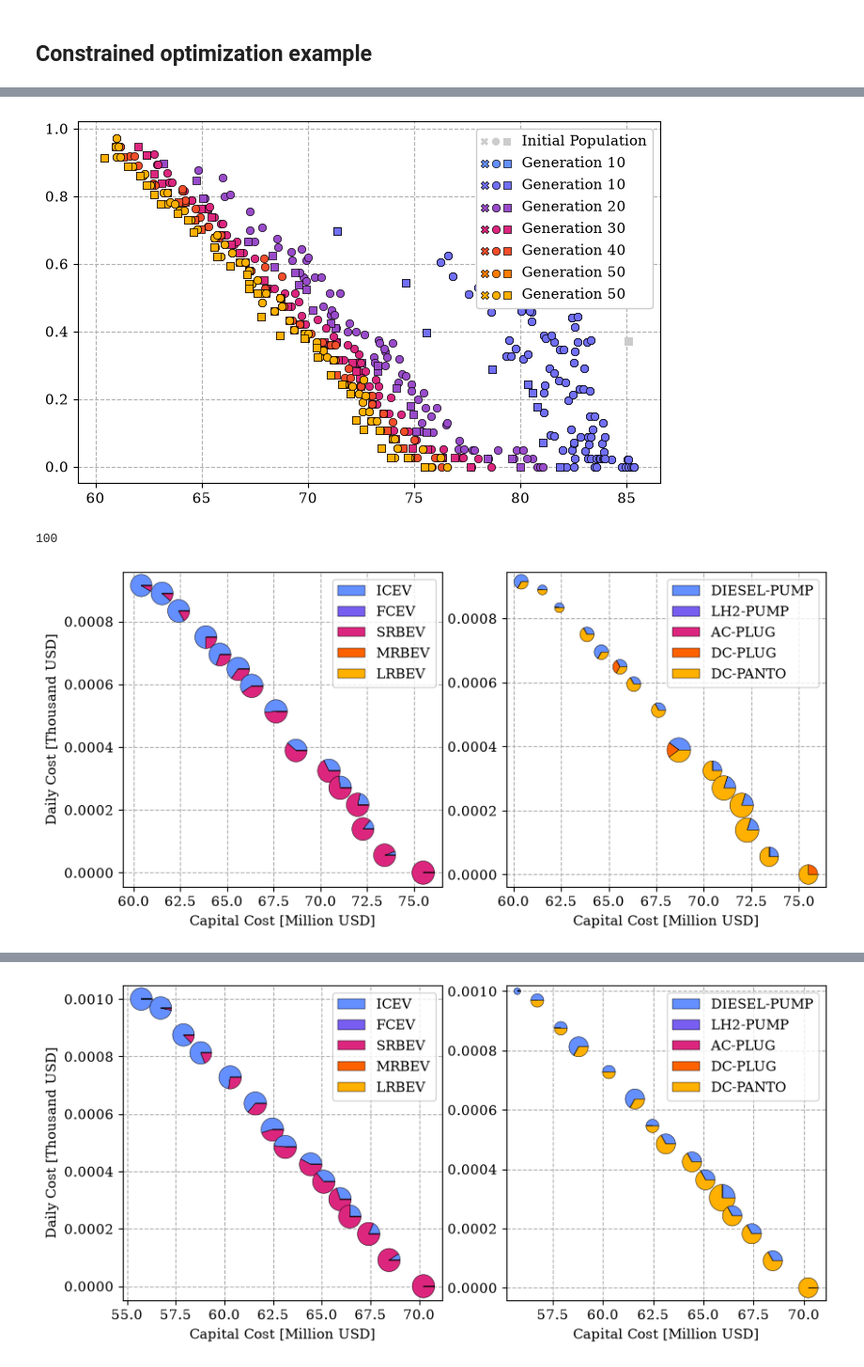
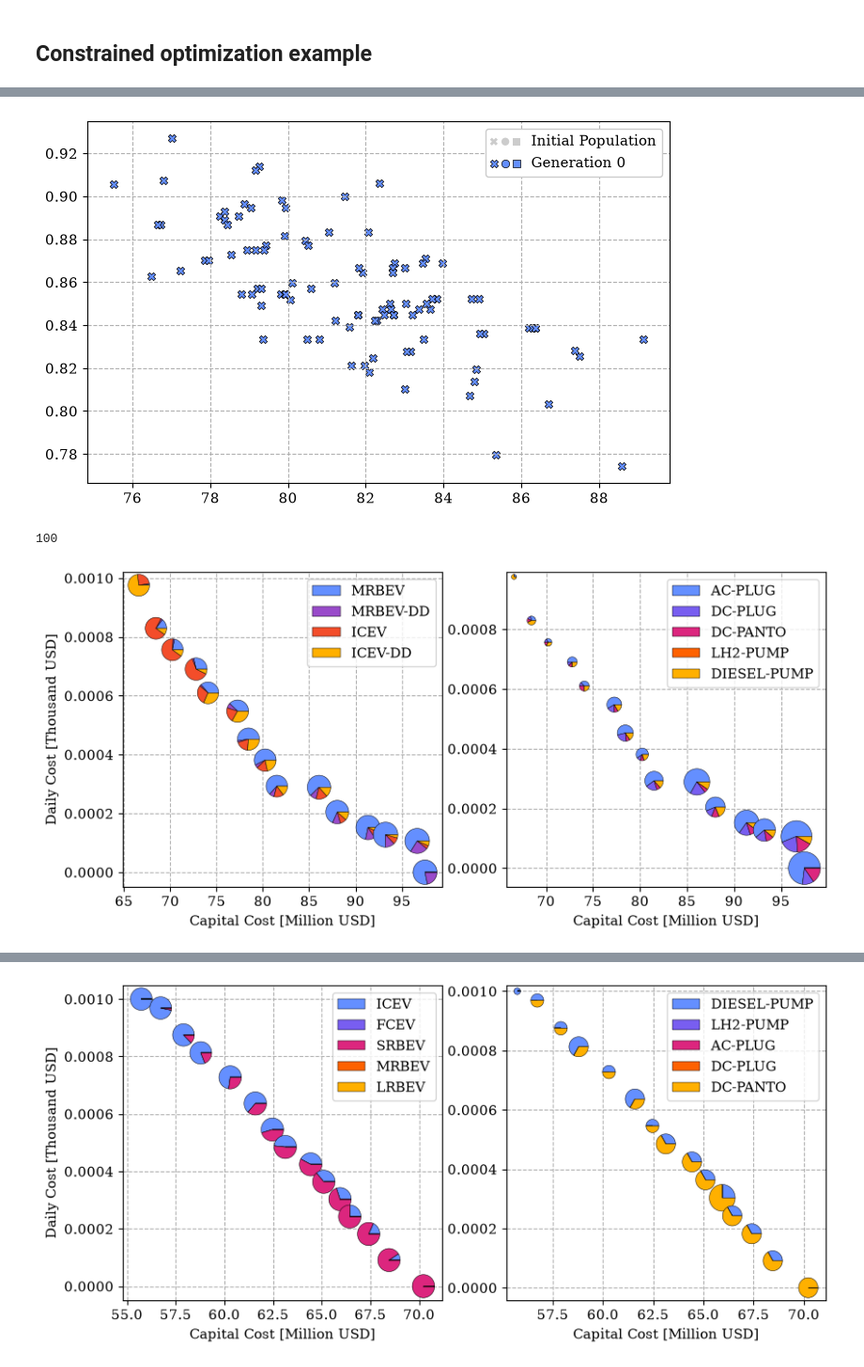
Before and after one commit to airabino/dbnsga-review, a Jupyter notebook: DevNew.ipynb, the cells around one changed output, grey strips where cells are left out. Shown at 94% size. Cells and saved outputs as stored; diff of their text form; code cells hidden in the pictures.

```diff
--- a/DevNew.ipynb
+++ b/DevNew.ipynb
@@ -87,12 +86,17 @@ objectives = {
         depot_capacity_pricing = {},
     ),
     'Fleet Portion': src.optimization.Minimize_Fleet_Portion(
-        included = ['ICEV'],
+        included = ['ICEV', 'ICEV-DD'],
     ),
 }
 
 constraints = {
-    'Energy': src.optimization.Energy(),
+    'Lot Size': src.optimization.Lot_Size_Limit(
+        {
+            'Primary Depot': 20,
+            # 'Secondary Depot': 5,
+        },
+    ),
 }
 
 
@@ -100,7 +104,7 @@ kw = {
     'trips': trips,
     'locations': locations,
     'vehicle_types': vehicle_types,
-    'port_types': port_types,
+    'supply_types': supply_types,
     'constraints': constraints,
     'objectives': objectives,
 }
@@ -108,32 +112,38 @@ kw = {
 network = src.optimization.Network(**kw)
 # %%
 '''
-Running the optimization in Python (Not Reccommended) - This will take
-    around 30 minutes
+Running the optimization in Python
 '''
 deep_reload(src)
 
 t0 = time.perf_counter()
 
+rng=np.random.default_rng(460780573)
+
 kw = {
-    'seed': 460780573,
-    'max_iter': 50,
+    'population_size': 2,
+    'rng': rng,
+}
+
+population = network.cold_start(**kw)
+
+kw = {
+    'max_iter': 1,
     'min_iter': 0,
-    'initial_population_size': 100,
     'population_size': 100,
     'crossover_probability': 0.5,
-    'mutation_probability': 0.0,
+    'mutation_probability': 0.05,
     'survival_threshold': 0,
     'retries': 5,
     'store_interval': 1,
-    'same_depot': True,
-    # 'progress_bar_kw': {'disp': False},
+    'rng': rng,
 }
 
-population, generations = network.optimize(**kw)
+population, generations = network.optimize(population, **kw)
+
 generations = {i: generations[i] for i in np.sort(list(generations.keys()))}
 
 elapsed = time.perf_counter() - t0
-print(f'Done in {elapsed:.1f}s  |  {len(generations)} generations stored')
+print(f'\nDone in {elapsed:.1f}s  |  {len(generations)} generations stored')
 # %% [output]
 Generating Initial Population
@@ -151,35 +171,36 @@ Plotting generations
 deep_reload(src)
 deep_reload(figures)
 
 fig, ax = plt.subplots(figsize = (8, 5))
 
 show = [10, 100, 300, len(generations) - 1]
-show = [10] + list(range(10, len(generations), 10)) + [len(generations) - 1]
+show = [10] + list(range(10, len(generations), 50)) + [len(generations) - 1]
+show = list(range(len(generations) - 1))
 
 cmap = src.plot.Colormap(
     colors = 'ibm', vmin = 0, vmax = len(show) - 1
 )
 
 ax = figures.generations_plot(
     ax, generations, 'Total Cost', 'Fleet Portion',
     interval = 200, rank = 100, cmap = cmap, initial = True,
     show = show,
 )
 
 kw = {
     # 'xlabel': 'Capital Cost [Million USD]',
     # 'ylabel': 'Daily Cost [Thousand USD]',
 }
 
 _ = ax.set(**kw)
 
 kw = {
     'ls': '--',
 }
 
 _ = ax.grid(**kw)
 # %% [output]
-[figure, old version]
+[figure, new version]
 # %%
 deep_reload(src)
 
@@ -208,13 +229,14 @@ n_shown = 15
 ax[0] = figures.vehicles_scatter_pie(
     ax[0], py_pop_dict, n_shown = n_shown, size = .04, rank = 0,
     cmap = src.plot.Colormap('ibm'), exponent = 1,
-    keys = ['ICEV', 'FCEV', 'SRBEV', 'MRBEV', 'LRBEV'],
+    # keys = ['ICEV', 'FCEV', 'SRBEV', 'MRBEV', 'LRBEV'],
+    keys=list(vehicle_types.keys())
 )
 
 ax[1] = figures.ports_scatter_pie(
     ax[1], py_pop_dict, n_shown = n_shown, size = .03, rank = 0,
     cmap = src.plot.Colormap('ibm'), exponent = 1,
-    keys = ['DIESEL-PUMP', 'LH2-PUMP', 'AC-PLUG', 'DC-PLUG', 'DC-PANTO'],
+    keys=list(port_types.keys())
 )
 
 kw = {
@@ -239,4 +261,4 @@ kw = {
 _ = [ax.grid(**kw) for ax in ax]
 _ = [ax.legend() for ax in ax]
 # %% [output]
-[figure, old version]
+[figure, new version]
```
Also changed, not shown: parts of 6 cells of this notebook, 8 other files.
